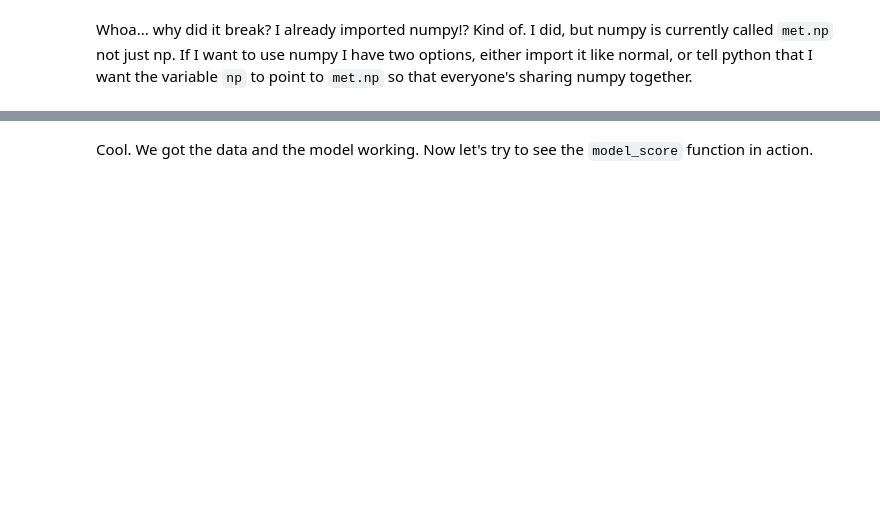
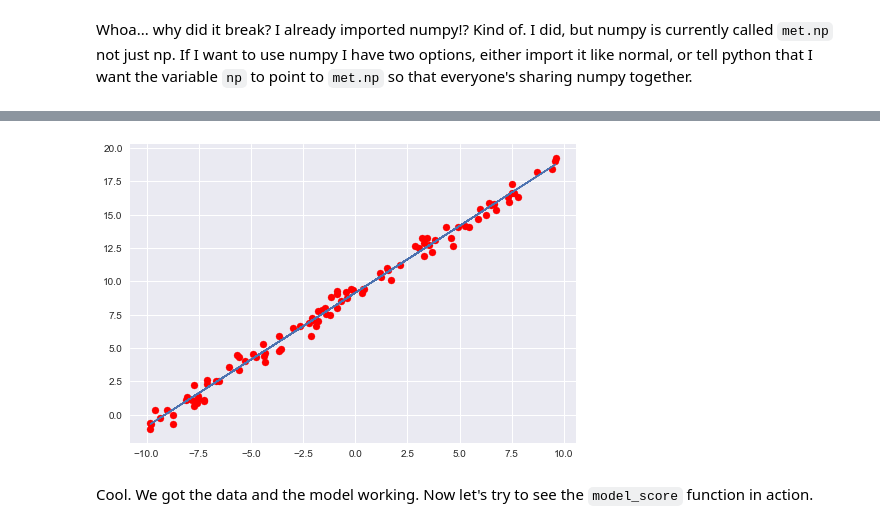
Before and after one commit to dirtylittledirtbike/dsp, a Jupyter notebook: lessons/python_intro/importing_with_python/importing_example.ipynb, the cells around one changed output, grey strips where cells are left out. Saved outputs shown, nothing was run; the diff lists cells and outputs as text; code cells hidden in the pictures; blank space fills up the shorter version.

```diff
--- a/lessons/python_intro/importing_with_python/importing_example.ipynb
+++ b/lessons/python_intro/importing_with_python/importing_example.ipynb
@@ -42,3 +69,11 @@ preds = lr.predict(X)
+# %%
+y_pred = lambda x: lr.coef_*x + lr.intercept_
+
+plt.scatter(X, y, color='r')
+plt.plot(X, y_pred(X), linewidth=1.2)
+plt.show()
+# %% [output]
+[figure, added]
 # %% [markdown]
 Cool. We got the data and the model working. Now let's try to see the `model_score` function in action.
 # %%
```
Also changed, not shown: parts of 9 cells of this notebook, 5 other files.
